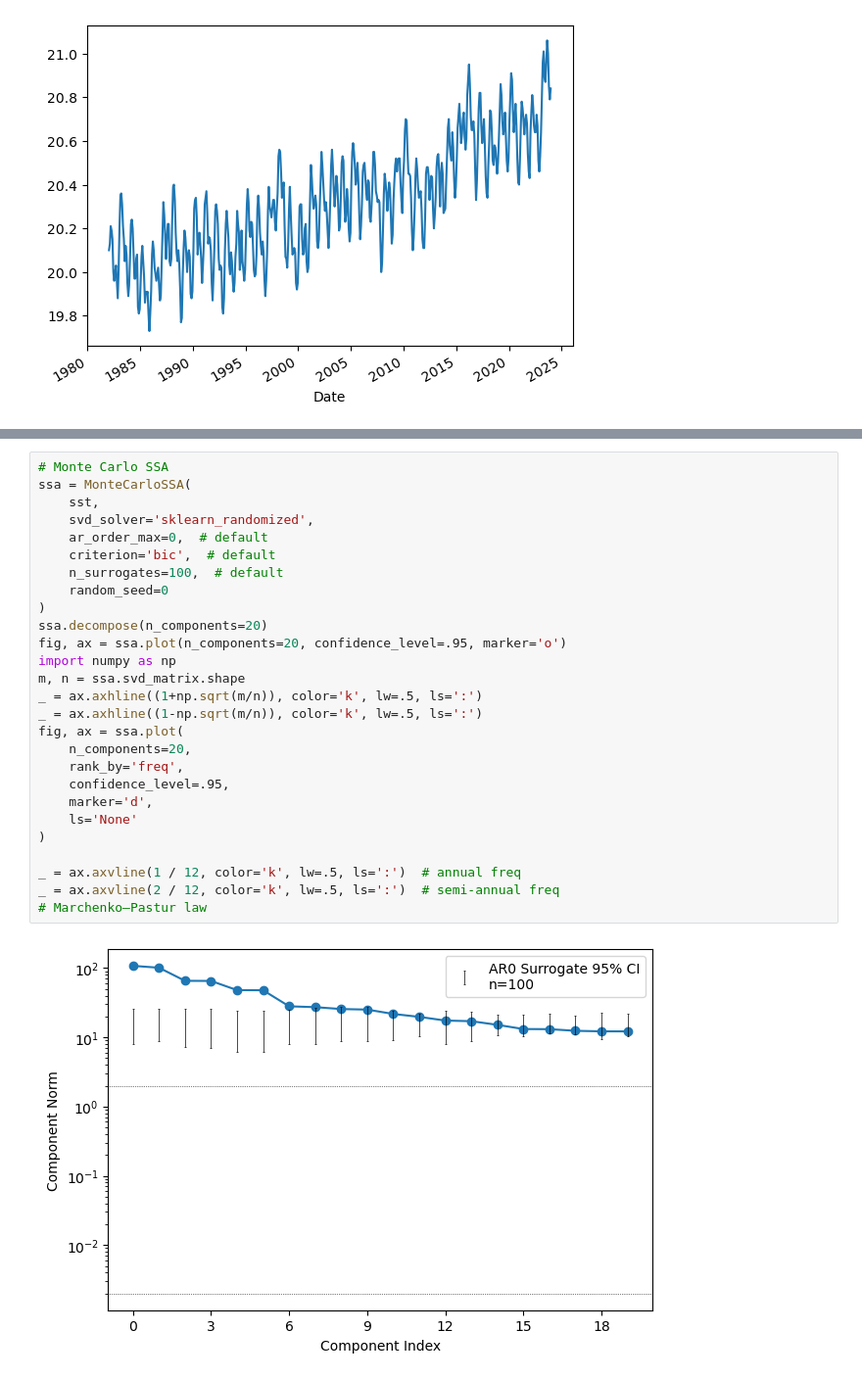
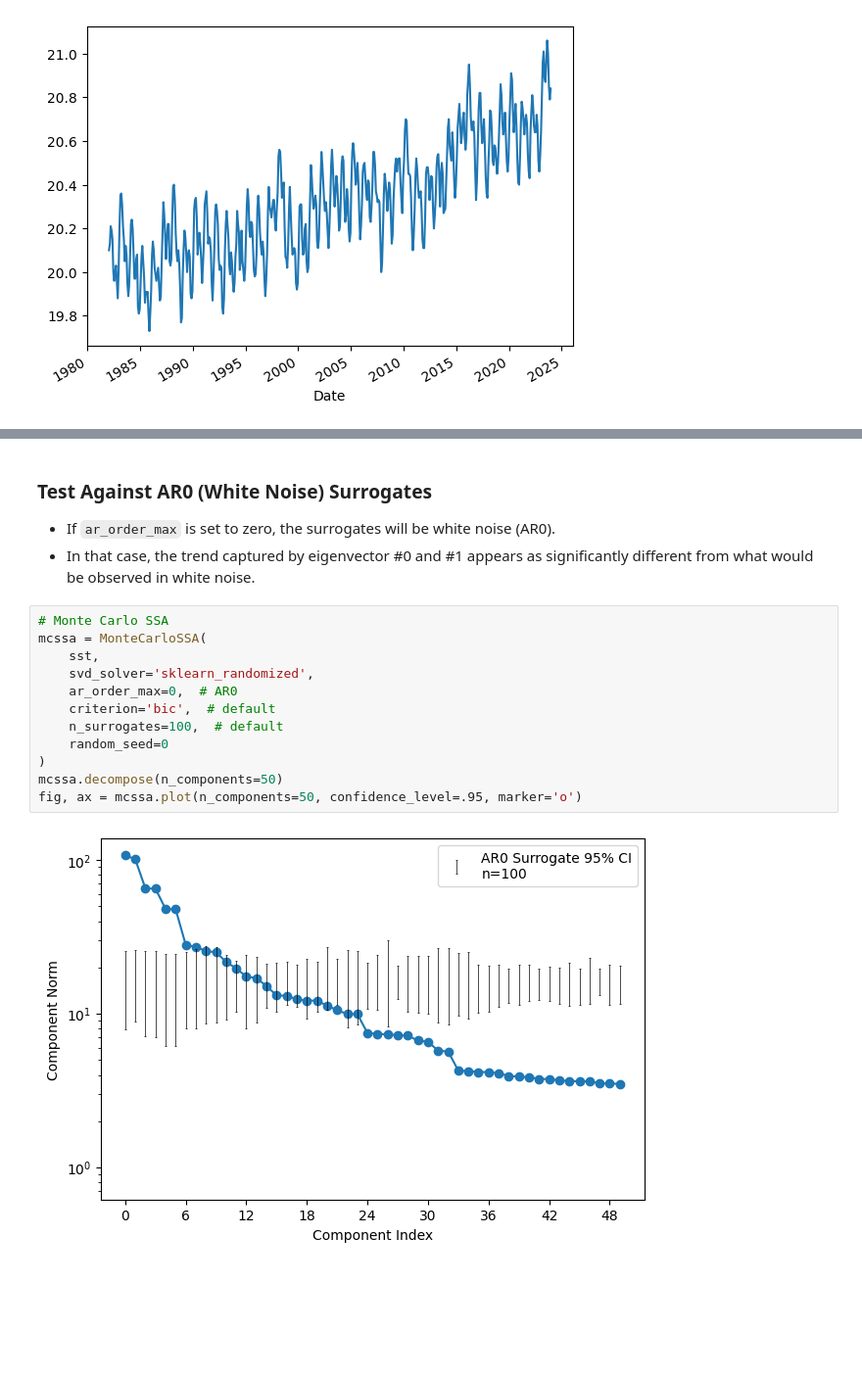
Before and after one commit to ADSCIAN/ssalib, a Jupyter notebook: notebooks/A1_montecarlo_ssa.ipynb, the cells around one changed output, grey strips where cells are left out. Shown at 98% size. Drawn from its saved outputs; the diff is of its cells as text; blank space fills up the shorter version.

Commit message:
Completed Monte Carlo SSA tutorial

```diff
--- a/notebooks/A1_montecarlo_ssa.ipynb
+++ b/notebooks/A1_montecarlo_ssa.ipynb
@@ -79,29 +141,19 @@ _ = ax.axvline(2 / 12, color='k', lw=.5, ls=':')  # semi-annual freq
+# %% [markdown]
+### Test Against AR0 (White Noise) Surrogates
+
+* If `ar_order_max` is set to zero, the surrogates will be white noise (AR0).
+* In that case, the trend captured by eigenvector #0 and #1 appears as significantly different from what would be observed in white noise.
 # %%
 # Monte Carlo SSA
-ssa = MonteCarloSSA(
+mcssa = MonteCarloSSA(
     sst,
     svd_solver='sklearn_randomized',
-    ar_order_max=0,  # default
+    ar_order_max=0,  # AR0
     criterion='bic',  # default
     n_surrogates=100,  # default
     random_seed=0
 )
-ssa.decompose(n_components=20)
-fig, ax = ssa.plot(n_components=20, confidence_level=.95, marker='o')
-import numpy as np
-m, n = ssa.svd_matrix.shape
-_ = ax.axhline((1+np.sqrt(m/n)), color='k', lw=.5, ls=':')
-_ = ax.axhline((1-np.sqrt(m/n)), color='k', lw=.5, ls=':')
-fig, ax = ssa.plot(
-    n_components=20,
-    rank_by='freq',
-    confidence_level=.95,
-    marker='d',
-    ls='None'
-)
-
-_ = ax.axvline(1 / 12, color='k', lw=.5, ls=':')  # annual freq
-_ = ax.axvline(2 / 12, color='k', lw=.5, ls=':')  # semi-annual freq
-# Marchenko–Pastur law
+mcssa.decompose(n_components=50)
+fig, ax = mcssa.plot(n_components=50, confidence_level=.95, marker='o')
 # %% [output]
-[figure, old version]
+[figure, new version]
```
Also changed, not shown: parts of 14 cells of this notebook.
